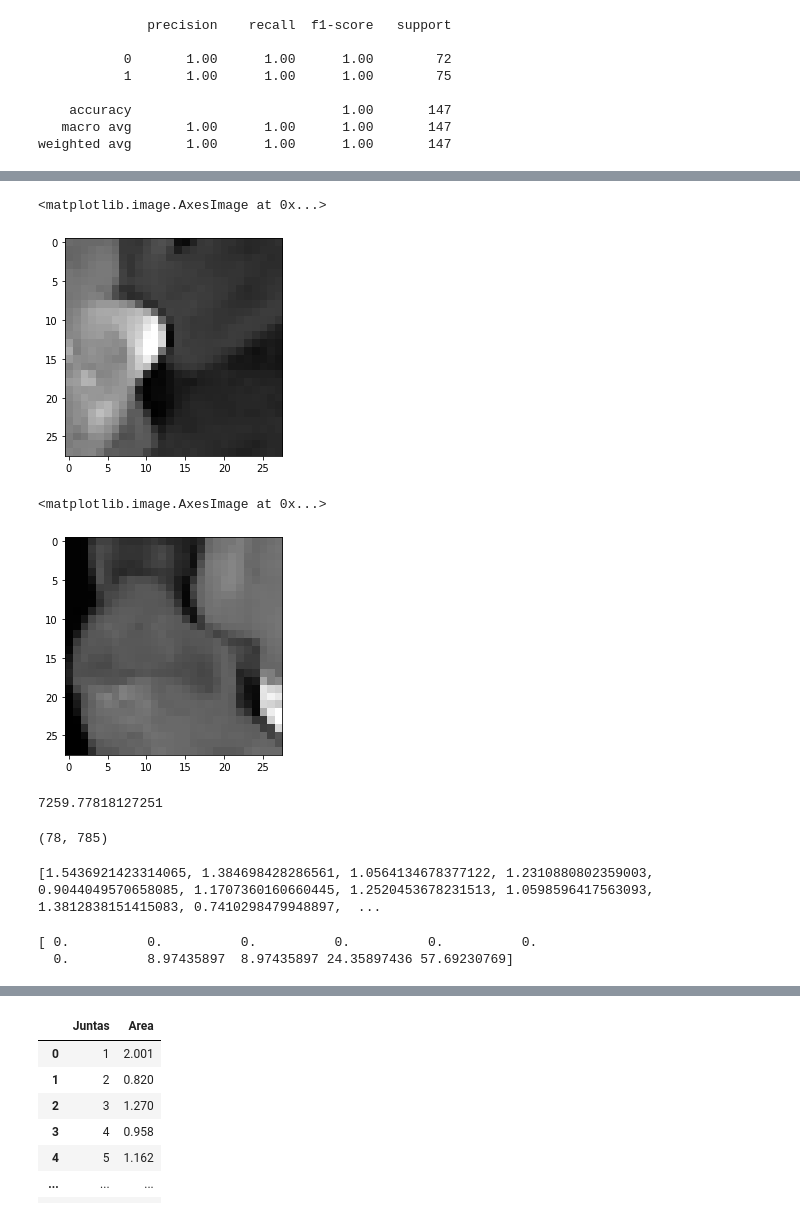
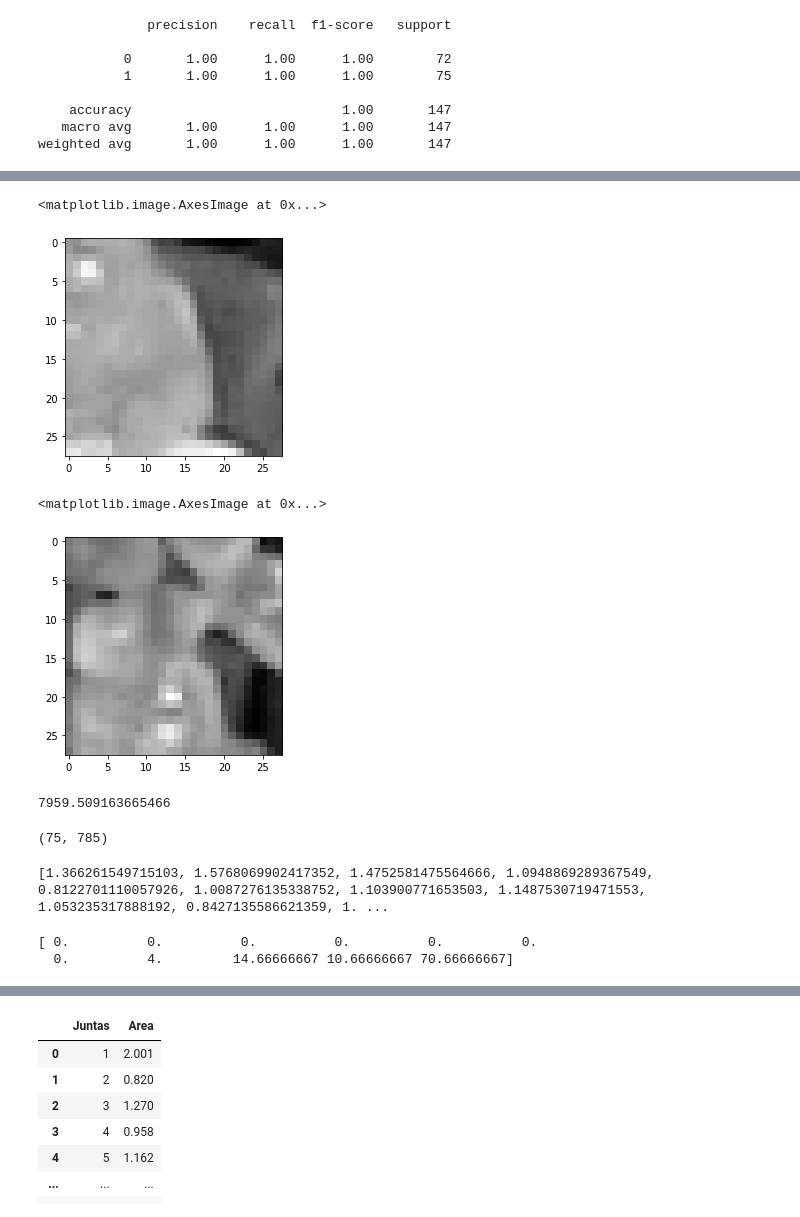
Before and after one commit to ucfilho/marquesgabi_paper_fev_2021, a Jupyter notebook: ANN_Ajuste_mar_2021/PSD_GRAIN_NOT_GRAIN_mar_18_2021.ipynb, the cells around one changed output, grey strips where cells are left out. Saved outputs shown, nothing was run; the diff lists cells and outputs as text; code cells hidden in the pictures.

```diff
--- a/ANN_Ajuste_mar_2021/PSD_GRAIN_NOT_GRAIN_mar_18_2021.ipynb
+++ b/ANN_Ajuste_mar_2021/PSD_GRAIN_NOT_GRAIN_mar_18_2021.ipynb
@@ -255,7 +264,7 @@ weighted avg       1.00      1.00      1.00       147
 Grain=[]; Ind=[]; Size=[]
 k=0
 for item in y_pred:
-  if(item == 0):
+  if(item == 1):
     Ind.append(k)
   k=k+1
 
@@ -283,17 +292,17 @@ df.head()
 5 rows × 785 columns
 # %%
 Size=28
-qual_img=64
+qual_img=9
 L = Width[qual_img]
 data=np.array(df_size.drop('Width',axis=1).iloc[qual_img]).reshape(Size,Size)
 img = Image.fromarray(data.astype('uint8'), mode='L')
 img=np.float32(img)
 img28=cv2.resize(img,(Size,Size), interpolation = cv2.INTER_AREA)
 Foto=np.array(img28).reshape(28,28)
 plt.imshow(Foto, cmap = "gray")
 # %% [output]
 <matplotlib.image.AxesImage at 0x...>
-[figure, old version]
+[figure, new version]
 # %%
 mean_value = np.mean(img)
 img_new = img.copy()
@@ -311,31 +320,31 @@ Foto=np.array(img28).reshape(28,28)
 plt.imshow(Foto, cmap = "gray")
 # %% [output]
 <matplotlib.image.AxesImage at 0x...>
-[figure, old version]
+[figure, new version]
 # %%
 L = Width[qual_img]
 Area = np.sum(img_new) / (255.0 * 28 * 28)* L*L
 print(Area)
 # %% [output]
-7259.77818127251
+7959.509163665466
 # %%
 Area_All, Diameter_All=PSDArea(df_size)
 # %%
 df_size.shape
 # %% [output]
-(78, 785)
+(75, 785)
 # %%
 # print(Area_All)
 print(Diameter_All)
 # %% [output]
-[1.5436921423314065, 1.384698428286561, 1.0564134678377122, 1.2310880802359003, 0.9044049570658085, 1.1707360160660445, 1.2520453678231513, 1.0598596417563093, 1.3812838151415083, 0.7410298479948897,  ...
+[1.366261549715103, 1.5768069902417352, 1.4752581475564666, 1.0948869289367549, 0.8122701110057926, 1.0087276135338752, 1.103900771653503, 1.1487530719471553, 1.053235317888192, 0.8427135586621359, 1. ...
 # %%
 diam = Diameter_All.copy()
 PSD_value, Perc_value = PSD(diam)
 print(Perc_value)
 # %% [output]
 [ 0.          0.          0.          0.          0.          0.
-  0.          8.97435897  8.97435897 24.35897436 57.69230769]
+  0.          4.         14.66666667 10.66666667 70.66666667]
 # %%
 !git clone https://github.com/ucfilho/marquesgabi_out_2020
 %cd marquesgabi_out_2020
```
Also changed, not shown: parts of 17 cells of this notebook.
